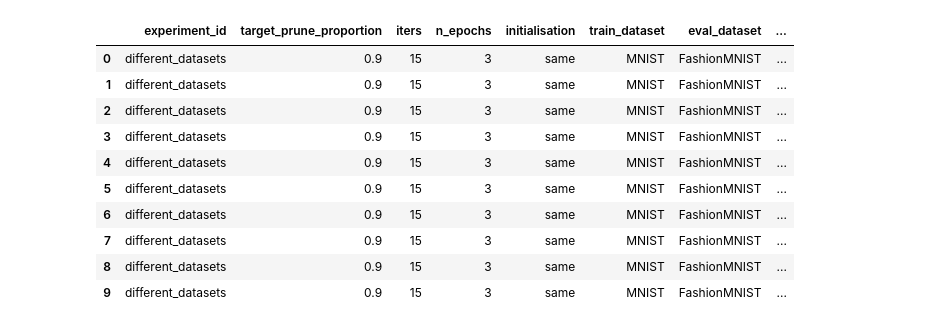
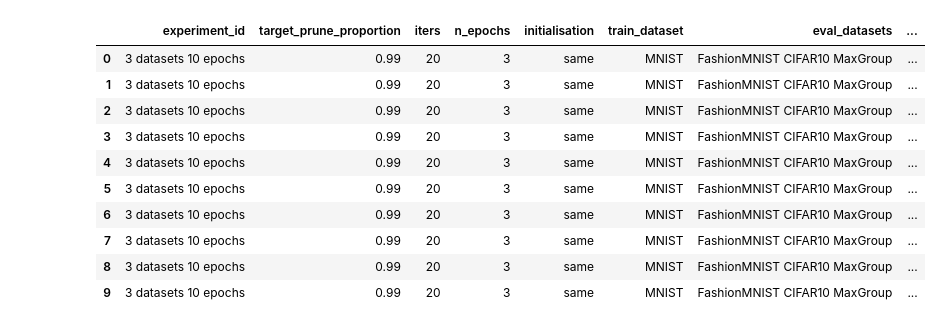
Before and after one commit to handcrushedbyamallet/lottery-tickets, a Jupyter notebook: notebooks/Untitled.ipynb, the cells around one changed output. Saved outputs shown, nothing was run; the diff lists cells and outputs as text; code cells hidden in the pictures.

```diff
--- a/notebooks/Untitled.ipynb
+++ b/notebooks/Untitled.ipynb
@@ -5,18 +6,18 @@ import matplotlib.pyplot as plt
 
 sns.set_palette("Set2")
 # %%
-df = pd.read_csv('../experiments/different_datasets.csv')
+df = pd.read_csv('../experiments/3 datasets 10 epochs.csv')
 df.head(10)
 # %% [output]
-|  | experiment_id | target_prune_proportion | iters | n_epochs | initialisation | train_dataset | eval_dataset | ... |
-| 0 | different_datasets | 0.9 | 15 | 3 | same | MNIST | FashionMNIST | ... |
-| 1 | different_datasets | 0.9 | 15 | 3 | same | MNIST | FashionMNIST | ... |
-| 2 | different_datasets | 0.9 | 15 | 3 | same | MNIST | FashionMNIST | ... |
-| 3 | different_datasets | 0.9 | 15 | 3 | same | MNIST | FashionMNIST | ... |
-| 4 | different_datasets | 0.9 | 15 | 3 | same | MNIST | FashionMNIST | ... |
-| 5 | different_datasets | 0.9 | 15 | 3 | same | MNIST | FashionMNIST | ... |
-| 6 | different_datasets | 0.9 | 15 | 3 | same | MNIST | FashionMNIST | ... |
-| 7 | different_datasets | 0.9 | 15 | 3 | same | MNIST | FashionMNIST | ... |
-| 8 | different_datasets | 0.9 | 15 | 3 | same | MNIST | FashionMNIST | ... |
-| 9 | different_datasets | 0.9 | 15 | 3 | same | MNIST | FashionMNIST | ... |
+|  | experiment_id | target_prune_proportion | iters | n_epochs | initialisation | train_dataset | eval_datasets | ... |
+| 0 | 3 datasets 10 epochs | 0.99 | 20 | 3 | same | MNIST | FashionMNIST CIFAR10 MaxGroup | ... |
+| 1 | 3 datasets 10 epochs | 0.99 | 20 | 3 | same | MNIST | FashionMNIST CIFAR10 MaxGroup | ... |
+| 2 | 3 datasets 10 epochs | 0.99 | 20 | 3 | same | MNIST | FashionMNIST CIFAR10 MaxGroup | ... |
+| 3 | 3 datasets 10 epochs | 0.99 | 20 | 3 | same | MNIST | FashionMNIST CIFAR10 MaxGroup | ... |
+| 4 | 3 datasets 10 epochs | 0.99 | 20 | 3 | same | MNIST | FashionMNIST CIFAR10 MaxGroup | ... |
+| 5 | 3 datasets 10 epochs | 0.99 | 20 | 3 | same | MNIST | FashionMNIST CIFAR10 MaxGroup | ... |
+| 6 | 3 datasets 10 epochs | 0.99 | 20 | 3 | same | MNIST | FashionMNIST CIFAR10 MaxGroup | ... |
+| 7 | 3 datasets 10 epochs | 0.99 | 20 | 3 | same | MNIST | FashionMNIST CIFAR10 MaxGroup | ... |
+| 8 | 3 datasets 10 epochs | 0.99 | 20 | 3 | same | MNIST | FashionMNIST CIFAR10 MaxGroup | ... |
+| 9 | 3 datasets 10 epochs | 0.99 | 20 | 3 | same | MNIST | FashionMNIST CIFAR10 MaxGroup | ... |
 # %%
```
Also changed, not shown: parts of 3 cells of this notebook, 3 other files.
